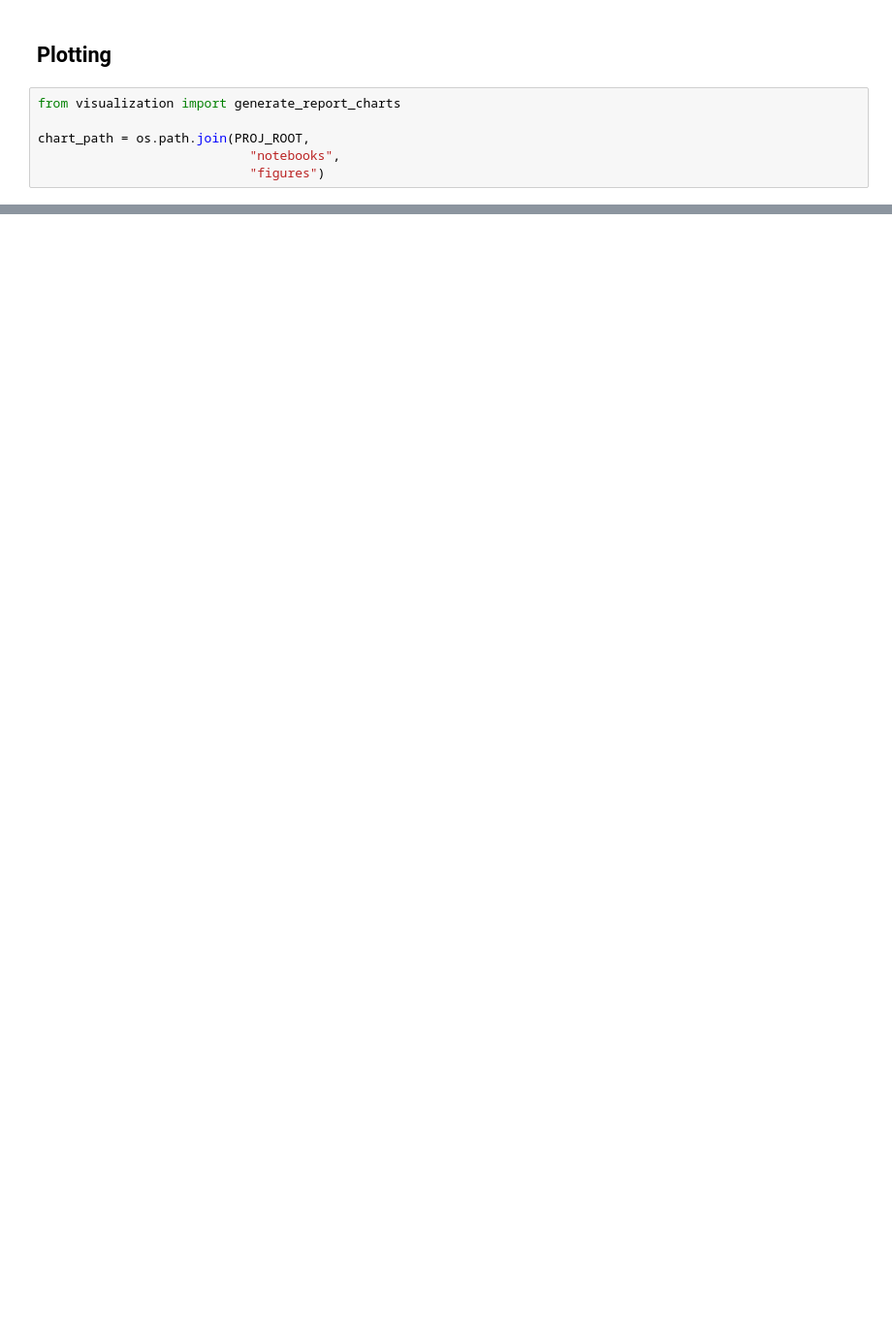
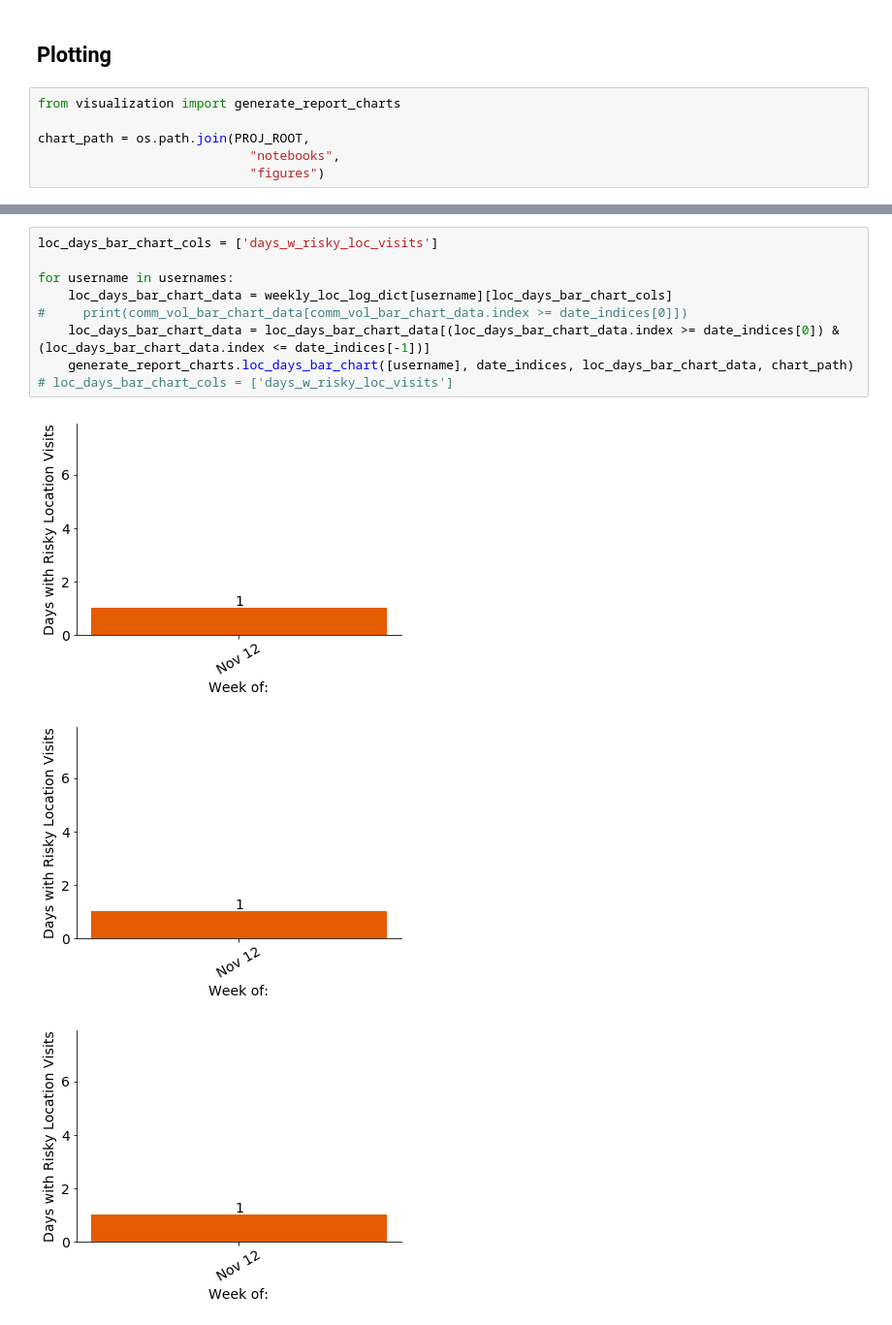
Before and after one commit to HeyCharlie2016/analysis, a Jupyter notebook: notebooks/BasicCommAnalyses.ipynb, the cells around one changed output, grey strips where cells are left out. Shown: that part at 97% size. Saved outputs shown, nothing was run; the diff lists cells and outputs as text; blank space fills up the shorter version.

```diff
--- a/notebooks/BasicCommAnalyses.ipynb
+++ b/notebooks/BasicCommAnalyses.ipynb
@@ -155,0 +187,13 @@ ValueError: shape mismatch: objects cannot be broadcast to a single shape
+# %%
+loc_days_bar_chart_cols = ['days_w_risky_loc_visits']
+
+for username in usernames:
+    loc_days_bar_chart_data = weekly_loc_log_dict[username][loc_days_bar_chart_cols]
+#     print(comm_vol_bar_chart_data[comm_vol_bar_chart_data.index >= date_indices[0]])
+    loc_days_bar_chart_data = loc_days_bar_chart_data[(loc_days_bar_chart_data.index >= date_indices[0]) & (loc_days_bar_chart_data.index <= date_indices[-1])]
+    generate_report_charts.loc_days_bar_chart([username], date_indices, loc_days_bar_chart_data, chart_path)
+# loc_days_bar_chart_cols = ['days_w_risky_loc_visits']
+# %% [output]
+[figure, added]
+[figure, added]
+[figure, added]
```
Also changed, not shown: parts of 9 cells of this notebook, 58 other files.
